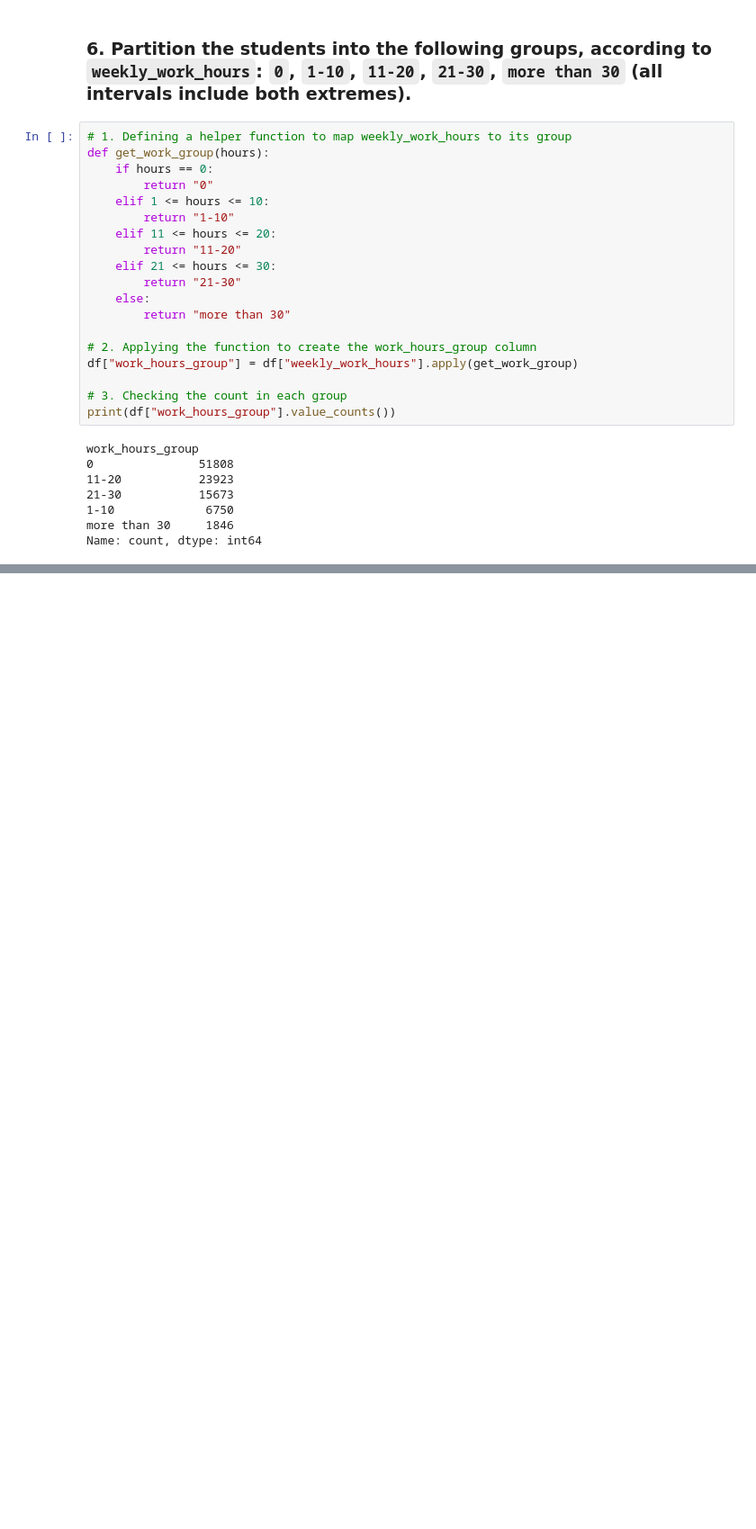
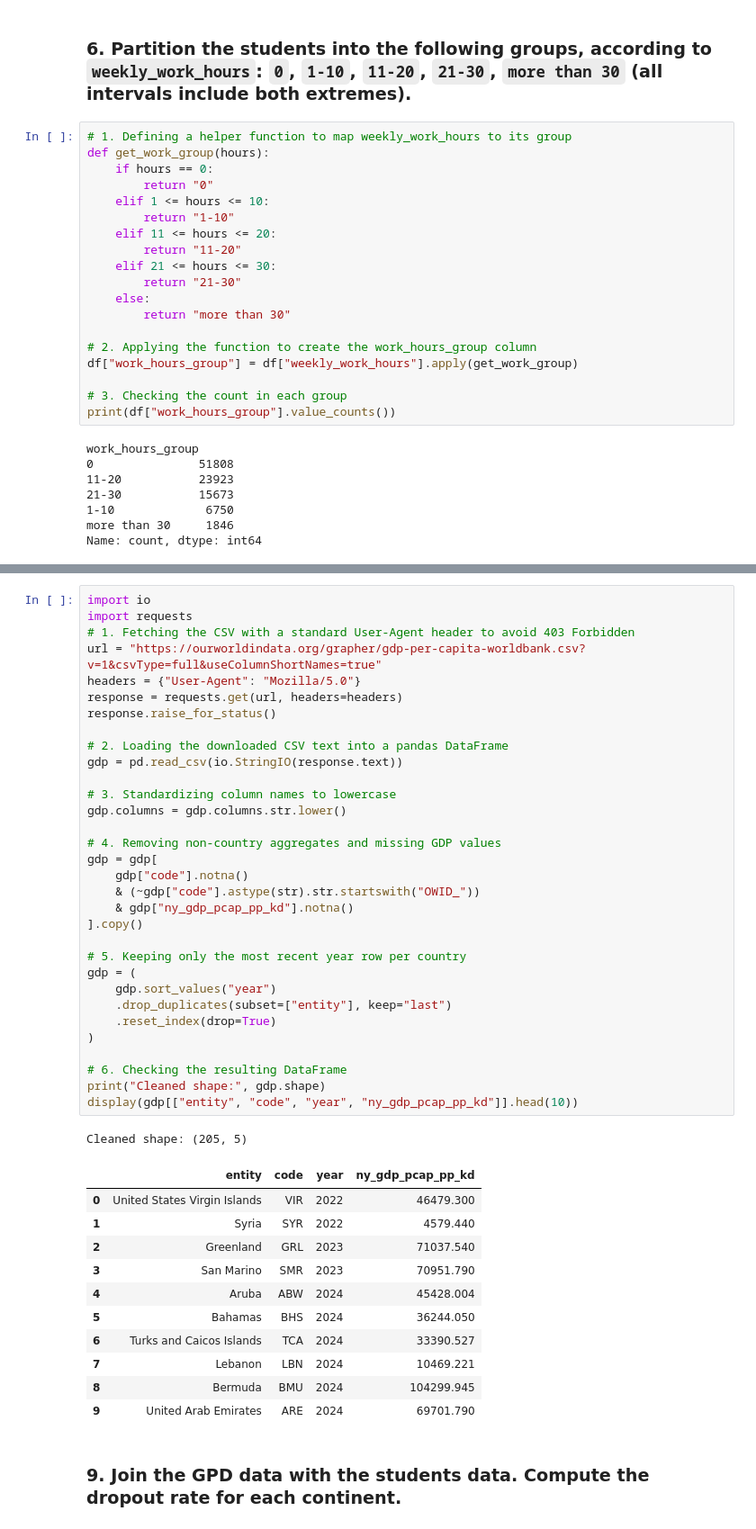
Before and after one commit to Kibriachowdhury/Student_Dropout_Risk_2026, a Jupyter notebook: Student_Dropout_Risk_2026.ipynb, the cells around one changed output, grey strips where cells are left out. Shown at 90% size. Drawn from its saved outputs; the diff is of its cells as text; blank space fills up the shorter version.

```diff
--- a/Student_Dropout_Risk_2026.ipynb
+++ b/Student_Dropout_Risk_2026.ipynb
@@ -179,0 +233,47 @@ Name: count, dtype: int64
+# %%
+import io
+import requests
+# 1. Fetching the CSV with a standard User-Agent header to avoid 403 Forbidden
+url = "https://ourworldindata.org/grapher/gdp-per-capita-worldbank.csv?v=1&csvType=full&useColumnShortNames=true"
+headers = {"User-Agent": "Mozilla/5.0"}
+response = requests.get(url, headers=headers)
+response.raise_for_status()
+
+# 2. Loading the downloaded CSV text into a pandas DataFrame
+gdp = pd.read_csv(io.StringIO(response.text))
+
+# 3. Standardizing column names to lowercase
+gdp.columns = gdp.columns.str.lower()
+
+# 4. Removing non-country aggregates and missing GDP values
+gdp = gdp[
+    gdp["code"].notna()
+    & (~gdp["code"].astype(str).str.startswith("OWID_"))
+    & gdp["ny_gdp_pcap_pp_kd"].notna()
+].copy()
+
+# 5. Keeping only the most recent year row per country
+gdp = (
+    gdp.sort_values("year")
+    .drop_duplicates(subset=["entity"], keep="last")
+    .reset_index(drop=True)
+)
+
+# 6. Checking the resulting DataFrame
+print("Cleaned shape:", gdp.shape)
+display(gdp[["entity", "code", "year", "ny_gdp_pcap_pp_kd"]].head(10))
+# %% [output]
+Cleaned shape: (205, 5)
+|  | entity | code | year | ny_gdp_pcap_pp_kd |
+| 0 | United States Virgin Islands | VIR | 2022 | 46479.300 |
+| 1 | Syria | SYR | 2022 | 4579.440 |
+| 2 | Greenland | GRL | 2023 | 71037.540 |
+| 3 | San Marino | SMR | 2023 | 70951.790 |
+| 4 | Aruba | ABW | 2024 | 45428.004 |
+| 5 | Bahamas | BHS | 2024 | 36244.050 |
+| 6 | Turks and Caicos Islands | TCA | 2024 | 33390.527 |
+| 7 | Lebanon | LBN | 2024 | 10469.221 |
+| 8 | Bermuda | BMU | 2024 | 104299.945 |
+| 9 | United Arab Emirates | ARE | 2024 | 69701.790 |
+# %% [markdown]
+### 9. Join the GPD data with the students data. Compute the dropout rate for each continent.
```
Also changed, not shown: parts of 4 cells of this notebook.
